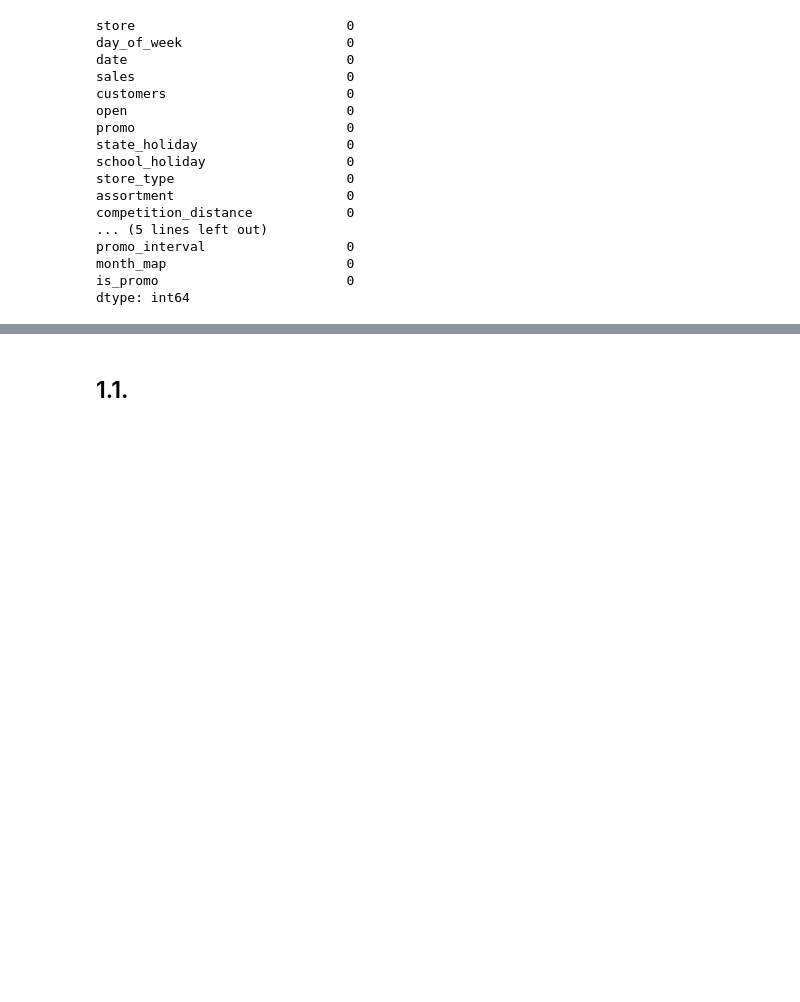
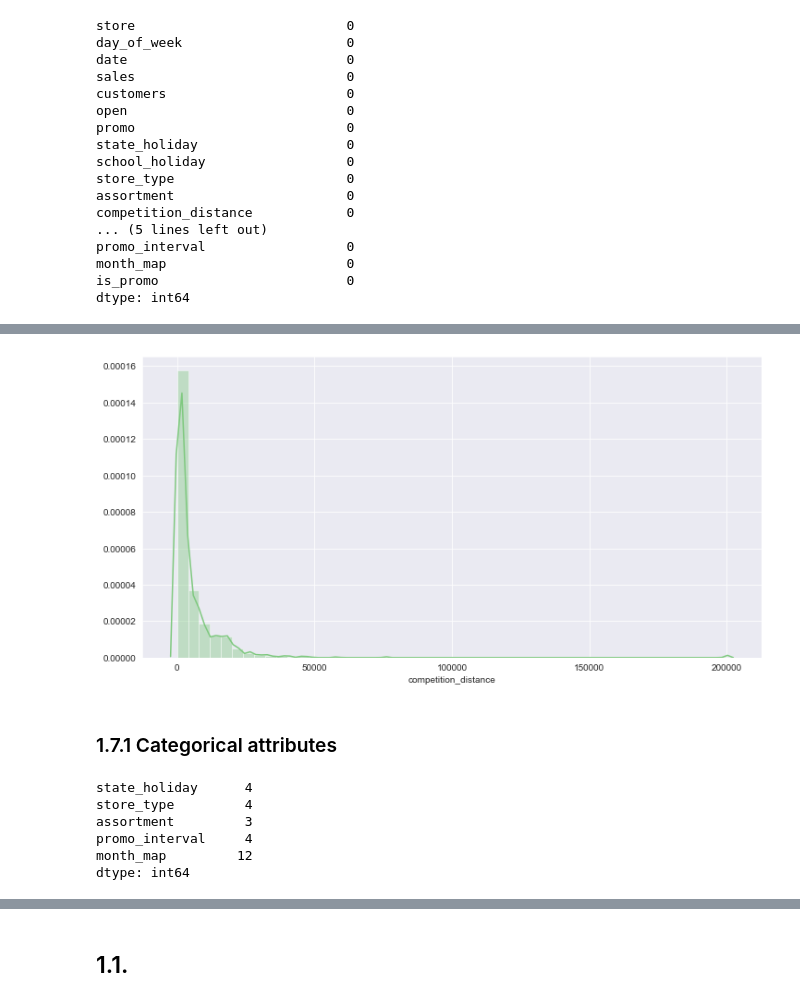
Before and after one commit to brunokatekawa/Curso_DS_Prod, a Jupyter notebook: m02_v01_store_sales_prediction.ipynb, the cells around one changed output, grey strips where cells are left out. Drawn from its saved outputs; the diff is of its cells as text; code cells hidden in the pictures; blank space fills up the shorter version.

```diff
--- a/m02_v01_store_sales_prediction.ipynb
+++ b/m02_v01_store_sales_prediction.ipynb
@@ -263,0 +433,22 @@ dtype: int64
+# %%
+ax = sns.distplot(df1['competition_distance'])
+
+# setting the figure size in inches
+ax.figure.set_size_inches(12, 6)
+
+# display plot
+plt.show()
+# %% [output]
+[figure, added]
+# %% [markdown]
+### 1.7.1 Categorical attributes
+# %%
+# check how many types we have for each atribute
+cat_attributes.apply(lambda x: x.unique().shape[0])
+# %% [output]
+state_holiday      4
+store_type         4
+assortment         3
+promo_interval     4
+month_map         12
+dtype: int64
```
Also changed, not shown: parts of 40 cells of this notebook.
